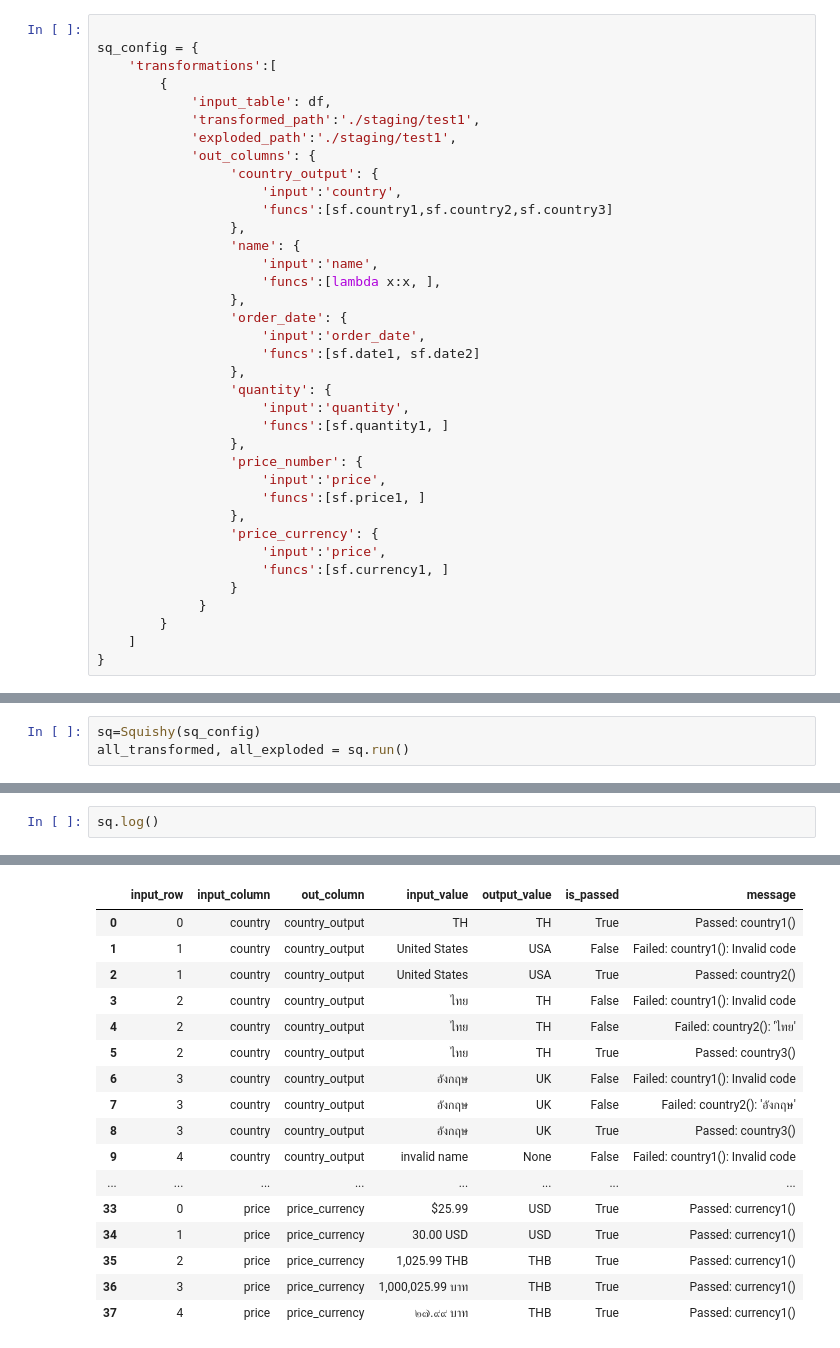
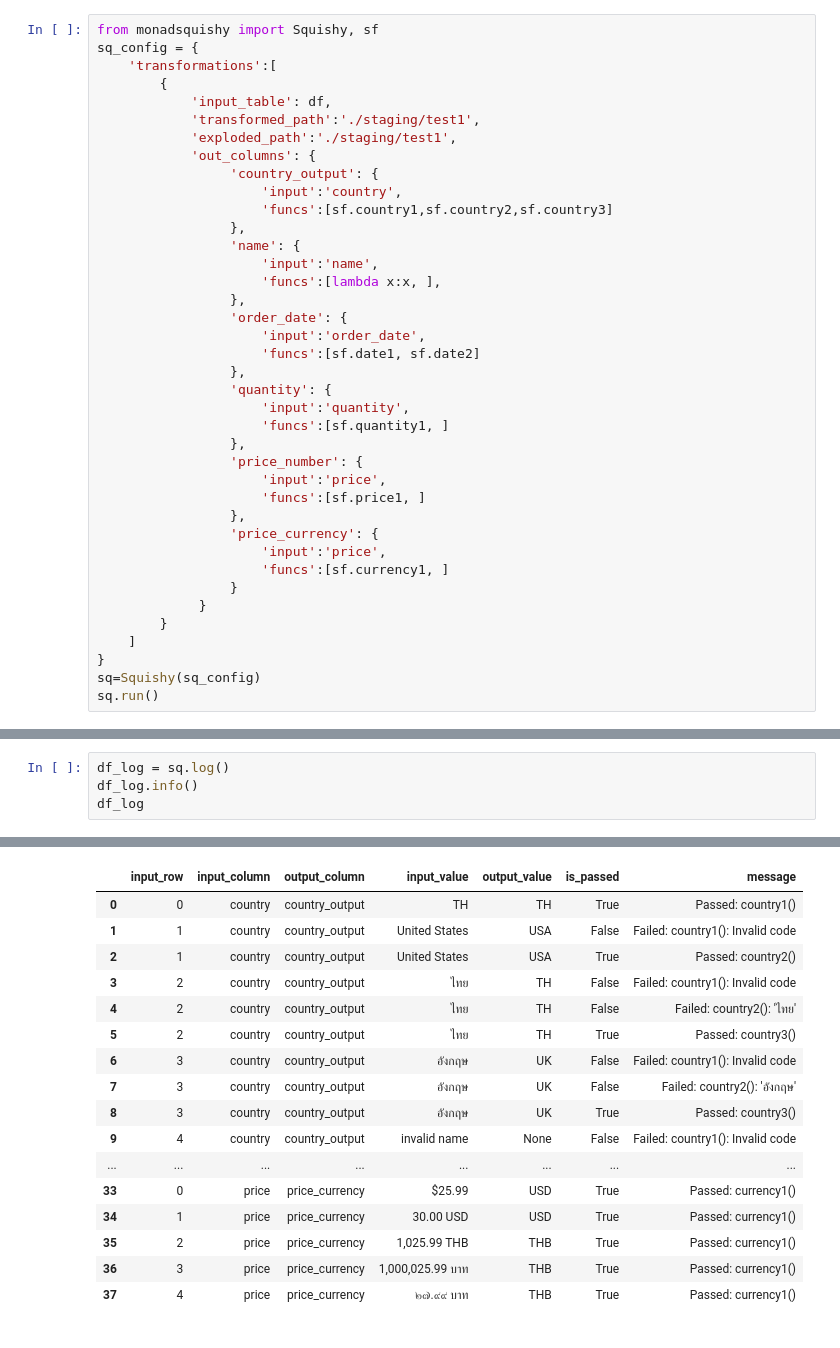
Before and after one commit to wasit7/monadsquishy, a Jupyter notebook: tutorials/demo/simple_transform.ipynb, the cells around one changed output, grey strips where cells are left out. Drawn from its saved outputs; the diff is of its cells as text.

```diff
--- a/tutorials/simple_transform.ipynb
+++ b/tutorials/demo/simple_transform.ipynb
@@ -26,5 +31,5 @@ df = pd.read_parquet('./simple.parquet')
 # %%
-
+from monadsquishy import Squishy, sf
 sq_config = {
     'transformations':[
         {
@@ -60,3 +65,5 @@ sq_config = {
         }
     ]
 }
+sq=Squishy(sq_config)
+sq.run()
@@ -63,3 +89,0 @@ sq_config = {
-# %%
-sq=Squishy(sq_config)
-all_transformed, all_exploded = sq.run()
@@ -91,3 +108,5 @@ sq.output()
 # %%
-sq.log()
+df_log = sq.log()
+df_log.info()
+df_log
 # %% [output]
@@ -94,4 +127,4 @@ sq.log()
-|  | input_row | input_column | out_column | input_value | output_value | is_passed | message |
+|  | input_row | input_column | output_column | input_value | output_value | is_passed | message |
 | 0 | 0 | country | country_output | TH | TH | True | Passed: country1() |
 | 1 | 1 | country | country_output | United States | USA | False | Failed: country1(): Invalid code |
 | 2 | 1 | country | country_output | United States | USA | True | Passed: country2() |
```
Also changed, not shown: parts of 16 cells of this notebook, 12 other files.
